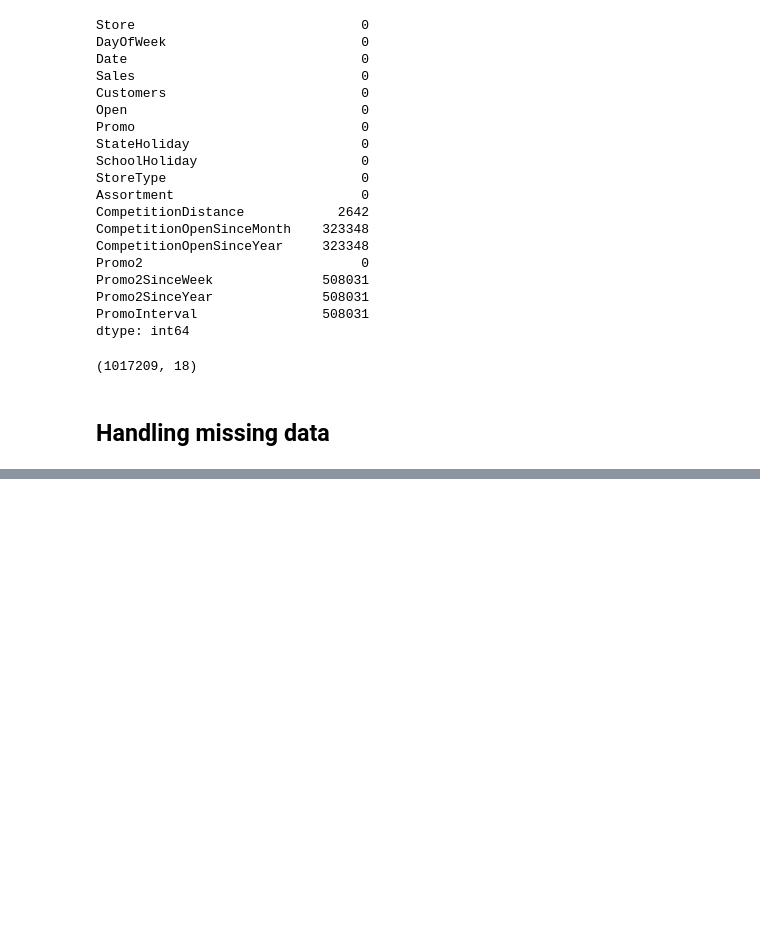
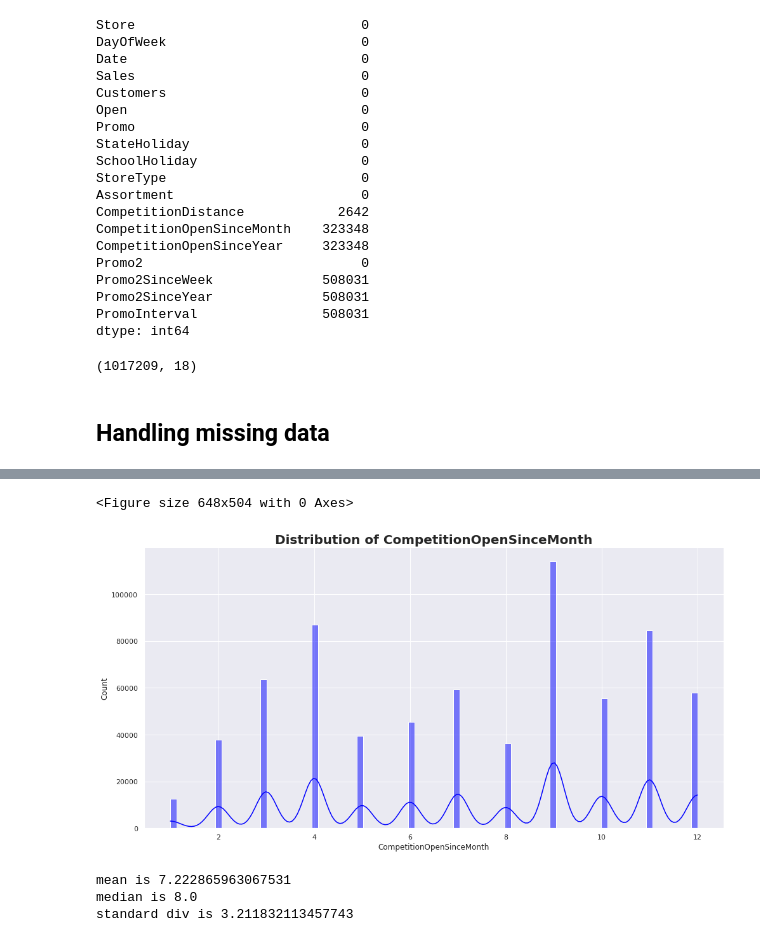
Before and after one commit to heavye/pharma, a Jupyter notebook: EDA.ipynb, the cells around one changed output, grey strips where cells are left out. Drawn from its saved outputs; the diff is of its cells as text; code cells hidden in the pictures; blank space fills up the shorter version.

```diff
--- a/EDA.ipynb
+++ b/EDA.ipynb
@@ -158,0 +216,13 @@ dtype: int64
+# %%
+plots.plot_hist(train_store, 'CompetitionOpenSinceMonth','blue')
+# %% [output]
+<Figure size 648x504 with 0 Axes>
+[figure, added]
+# %%
+print('mean is' , train_store.CompetitionOpenSinceMonth.mean())
+print('median is', train_store.CompetitionOpenSinceMonth.median())
+print('standard div is', train_store.CompetitionOpenSinceMonth.std())
+# %% [output]
+mean is 7.222865963067531
+median is 8.0
+standard div is 3.211832113457743
```
Also changed, not shown: parts of 27 cells of this notebook.
